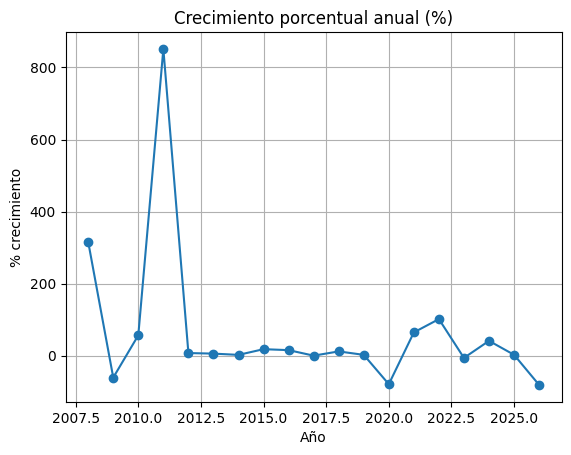
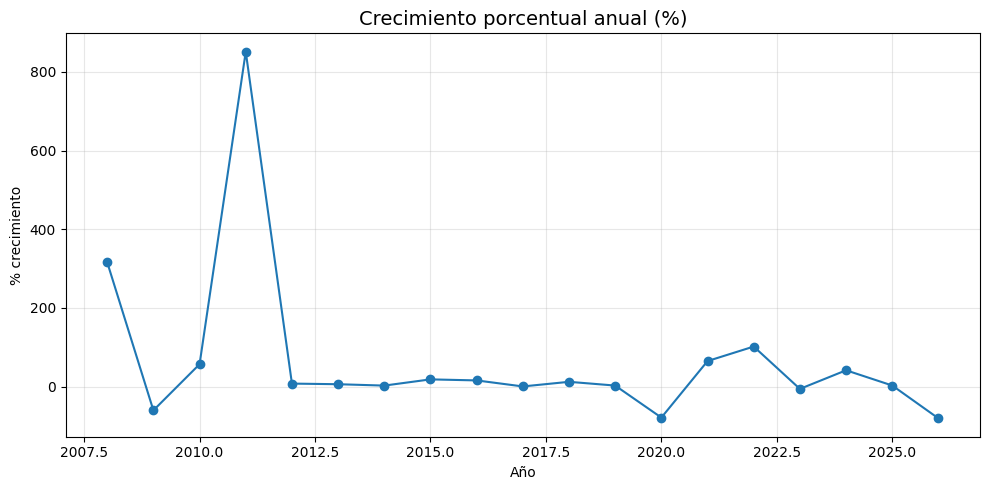
Unified diff of the notebook cell whose output changed from the first chart to the second:
--- before
+++ after
@@ -1,11 +1,18 @@
 # 11. ANÁLISIS: CRECIMIENTO ANUAL
 
+# Asegurar orden por año (IMPORTANTE)
+visitas_anio = visitas_anio.sort_index()
+
+# Calcular crecimiento %
 crecimiento = visitas_anio.pct_change() * 100
 
-plt.figure()
+plt.figure(figsize=(10,5))
 crecimiento.plot(marker='o')
-plt.title("Crecimiento porcentual anual (%)")
+
+plt.title("Crecimiento porcentual anual (%)", fontsize=14)
 plt.xlabel("Año")
 plt.ylabel("% crecimiento")
-plt.grid()
+
+plt.grid(alpha=0.3)
+plt.tight_layout()
 plt.show()

Commit: JOSE: Se modificaron laa graficas para ser más faciles de observar.